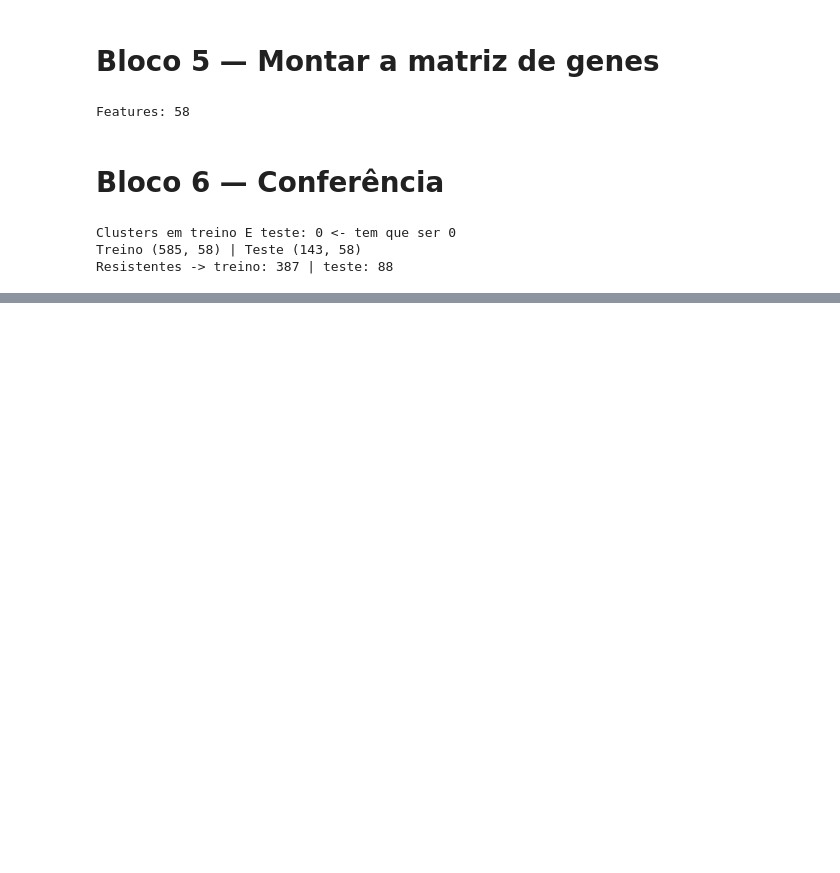
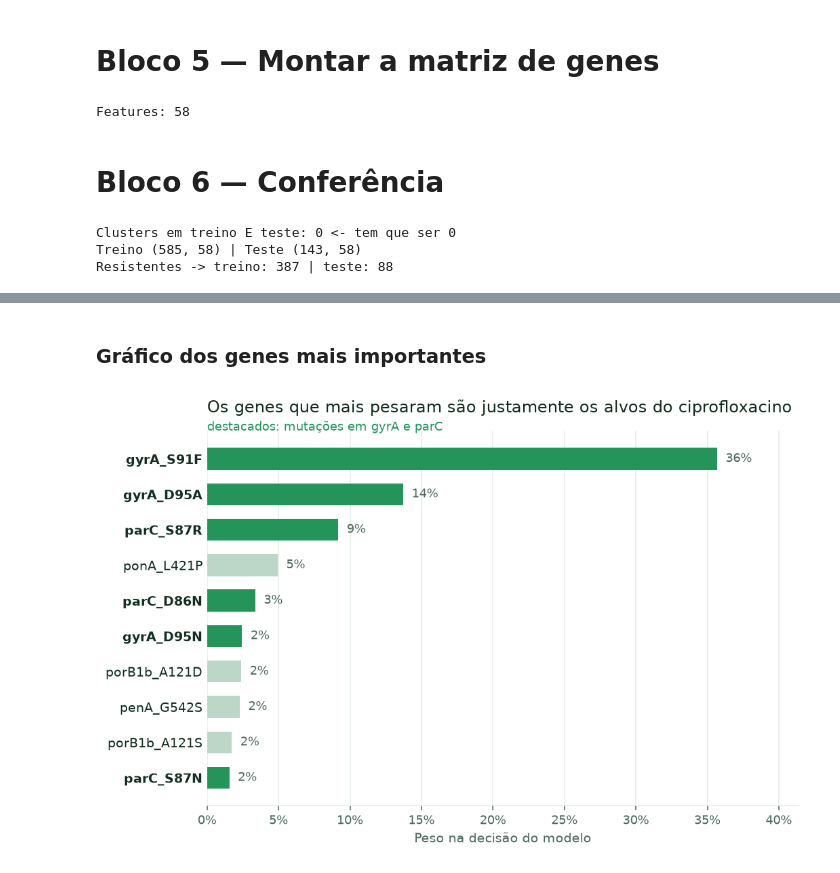
Before and after one commit to nimsayrosie/Bionalya-Plataform, a Jupyter notebook: dados_algoritmos.ipynb, the cells around one changed output, grey strips where cells are left out. Cells and saved outputs as stored; diff of their text form; code cells hidden in the pictures; blank space fills up the shorter version.

```diff
--- a/dados_algoritmos.ipynb
+++ b/dados_algoritmos.ipynb
@@ -287,0 +456,35 @@ Resistentes -> treino: 387 | teste: 88
+# %% [markdown]
+### Gráfico dos genes mais importantes
+# %%
+rf = next(m for m in treinados.values() if isinstance(m, RandomForestClassifier))
+imp = (pd.Series(rf.feature_importances_, index=X_train.columns)
+         .sort_values(ascending=False).head(10)[::-1])
+nomes = [g.replace("gene_", "") for g in imp.index]
+alvo  = [n.startswith(("gyrA", "parC")) for n in nomes]   # alvos do ciprofloxacino
+VERDE = "#24945B"
+
+fig, ax = plt.subplots(figsize=(7.6, 5.0), dpi=140, facecolor=SURF)
+ax.set_facecolor(SURF)
+ax.barh(range(len(imp)), imp.values, height=.62,
+        color=[VERDE if a else "#BCD7C7" for a in alvo], linewidth=0)
+
+for i, v in enumerate(imp.values):
+    ax.text(v + .006, i, f"{v:.0%}", va="center", fontsize=9, color=INK2)
+
+ax.set_yticks(range(len(imp))); ax.set_yticklabels(nomes, fontsize=10, color=INK)
+for t, a in zip(ax.get_yticklabels(), alvo):
+    if a: t.set_fontweight("bold")
+ax.set_xlim(0, max(imp.values) * 1.16)
+ax.set_xlabel("Peso na decisão do modelo", fontsize=10, color=INK2)
+ax.set_title("Os genes que mais pesaram são justamente os alvos do ciprofloxacino",
+             fontsize=12.5, color=INK, pad=14, loc="left")
+ax.text(0, len(imp) - .2, "destacados: mutações em gyrA e parC", fontsize=9.5, color=VERDE)
+for s in ("top", "right", "left"): ax.spines[s].set_visible(False)
+ax.spines["bottom"].set_color(GRID)
+ax.tick_params(axis="x", colors=INK2, labelsize=9); ax.tick_params(axis="y", length=0)
+ax.xaxis.set_major_formatter(FuncFormatter(lambda v, p: f"{v:.0%}"))
+ax.grid(axis="x", color=GRID, linewidth=.8); ax.set_axisbelow(True)
+
+plt.tight_layout(); plt.show()
+# %% [output]
+[figure, added]
```
Also changed, not shown: parts of 13 cells of this notebook, 1 other file.
